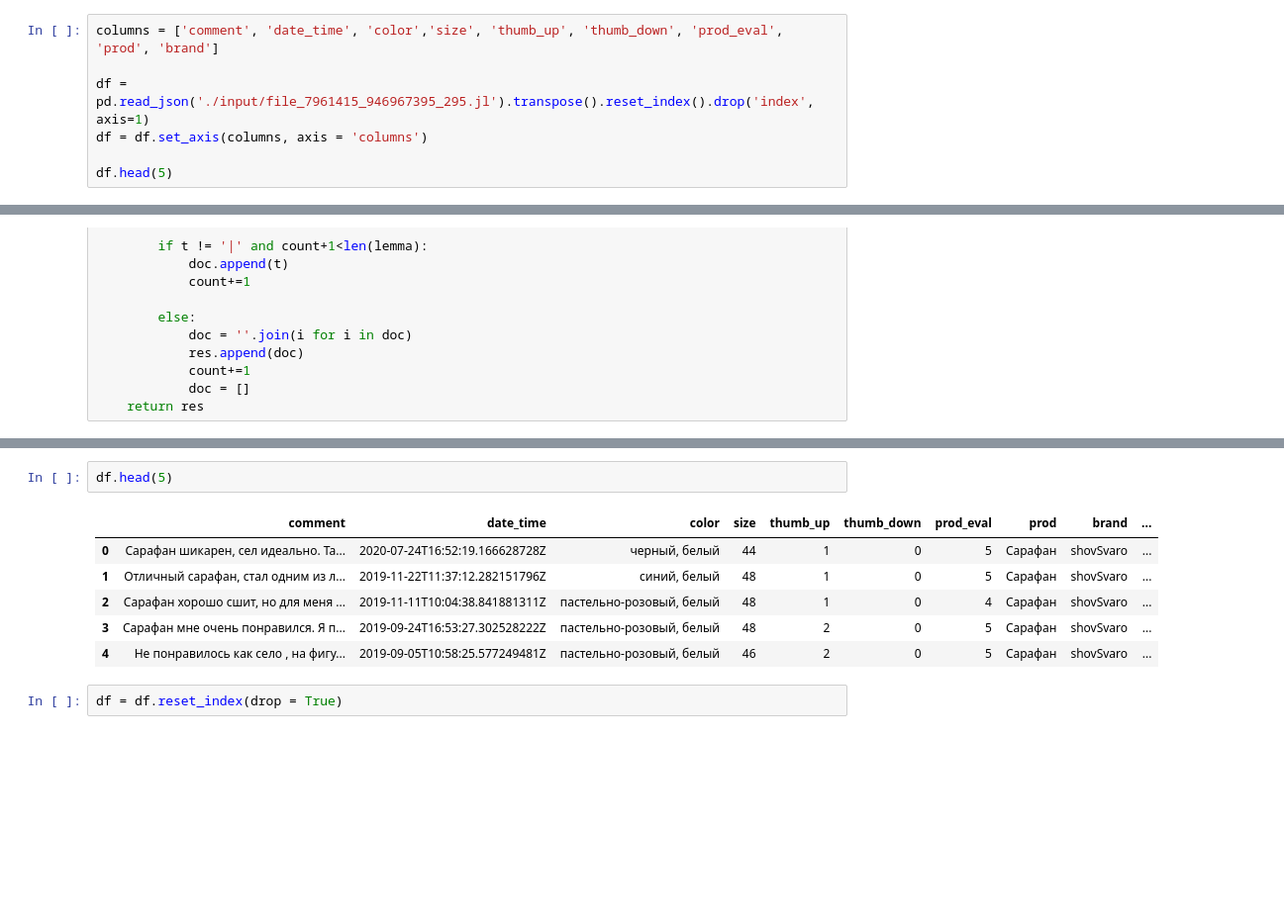
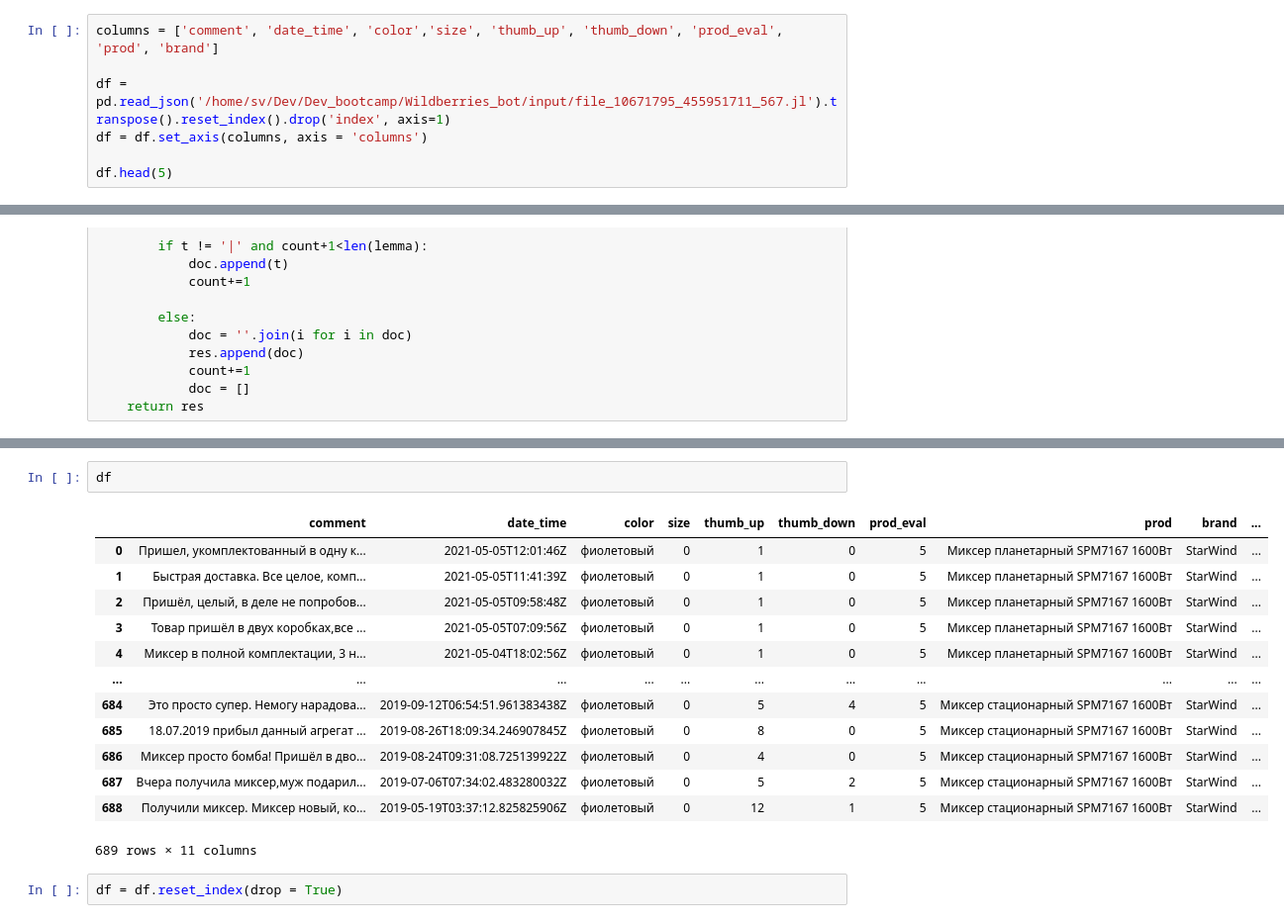
Before and after one commit to SvetlanaY/Wildberries_bot, a Jupyter notebook: jupiter/Mystem_TFIDF_spacy.ipynb, the cells around one changed output, grey strips where cells are left out. Shown: that part at 99% size. Cells and saved outputs as stored; diff of their text form; blank space fills up the shorter version.

```diff
--- a/jupiter/Mystem_TFIDF_spacy.ipynb
+++ b/jupiter/Mystem_TFIDF_spacy.ipynb
@@ -38,7 +38,7 @@ import time
 # %%
 columns = ['comment', 'date_time', 'color','size', 'thumb_up', 'thumb_down', 'prod_eval', 'prod', 'brand']
 
-df = pd.read_json('./input/file_7961415_946967395_295.jl').transpose().reset_index().drop('index', axis=1)
+df = pd.read_json('/home/sv/Dev/Dev_bootcamp/Wildberries_bot/input/file_10671795_455951711_567.jl').transpose().reset_index().drop('index', axis=1)
 df = df.set_axis(columns, axis = 'columns')
 
 df.head(5)
@@ -184,11 +201,18 @@ Wall time: 8.34 µs
 # %%
-df.head(5)
+df
 # %% [output]
 |  | comment | date_time | color | size | thumb_up | thumb_down | prod_eval | prod | brand | ... |
-| 0 | Сарафан шикарен, сел идеально. Та... | 2020-07-24T16:52:19.166628728Z | черный, белый | 44 | 1 | 0 | 5 | Сарафан | shovSvaro | ... |
-| 1 | Отличный сарафан, стал одним из л... | 2019-11-22T11:37:12.282151796Z | синий, белый | 48 | 1 | 0 | 5 | Сарафан | shovSvaro | ... |
-| 2 | Сарафан хорошо сшит, но для меня ... | 2019-11-11T10:04:38.841881311Z | пастельно-розовый, белый | 48 | 1 | 0 | 4 | Сарафан | shovSvaro | ... |
-| 3 | Сарафан мне очень понравился. Я п... | 2019-09-24T16:53:27.302528222Z | пастельно-розовый, белый | 48 | 2 | 0 | 5 | Сарафан | shovSvaro | ... |
-| 4 | Не понравилось как село , на фигу... | 2019-09-05T10:58:25.577249481Z | пастельно-розовый, белый | 46 | 2 | 0 | 5 | Сарафан | shovSvaro | ... |
+| 0 | Пришел, укомплектованный в одну к... | 2021-05-05T12:01:46Z | фиолетовый | 0 | 1 | 0 | 5 | Миксер планетарный SPM7167 1600Вт | StarWind | ... |
+| 1 | Быстрая доставка. Все целое, комп... | 2021-05-05T11:41:39Z | фиолетовый | 0 | 1 | 0 | 5 | Миксер планетарный SPM7167 1600Вт | StarWind | ... |
+| 2 | Пришёл, целый, в деле не попробов... | 2021-05-05T09:58:48Z | фиолетовый | 0 | 1 | 0 | 5 | Миксер планетарный SPM7167 1600Вт | StarWind | ... |
+| 3 | Товар пришёл в двух коробках,все ... | 2021-05-05T07:09:56Z | фиолетовый | 0 | 1 | 0 | 5 | Миксер планетарный SPM7167 1600Вт | StarWind | ... |
+| 4 | Миксер в полной комплектации, 3 н... | 2021-05-04T18:02:56Z | фиолетовый | 0 | 1 | 0 | 5 | Миксер планетарный SPM7167 1600Вт | StarWind | ... |
+| ... | ... | ... | ... | ... | ... | ... | ... | ... | ... | ... |
+| 684 | Это просто супер. Немогу нарадова... | 2019-09-12T06:54:51.961383438Z | фиолетовый | 0 | 5 | 4 | 5 | Миксер стационарный SPM7167 1600Вт | StarWind | ... |
+| 685 | 18.07.2019 прибыл данный агрегат ... | 2019-08-26T18:09:34.246907845Z | фиолетовый | 0 | 8 | 0 | 5 | Миксер стационарный SPM7167 1600Вт | StarWind | ... |
+| 686 | Миксер просто бомба! Пришёл в дво... | 2019-08-24T09:31:08.725139922Z | фиолетовый | 0 | 4 | 0 | 5 | Миксер стационарный SPM7167 1600Вт | StarWind | ... |
+| 687 | Вчера получила миксер,муж подарил... | 2019-07-06T07:34:02.483280032Z | фиолетовый | 0 | 5 | 2 | 5 | Миксер стационарный SPM7167 1600Вт | StarWind | ... |
+| 688 | Получили миксер. Миксер новый, ко... | 2019-05-19T03:37:12.825825906Z | фиолетовый | 0 | 12 | 1 | 5 | Миксер стационарный SPM7167 1600Вт | StarWind | ... |
+689 rows × 11 columns
 # %%
 df = df.reset_index(drop = True)
```
Also changed, not shown: parts of 9 cells of this notebook, 13 other files.
